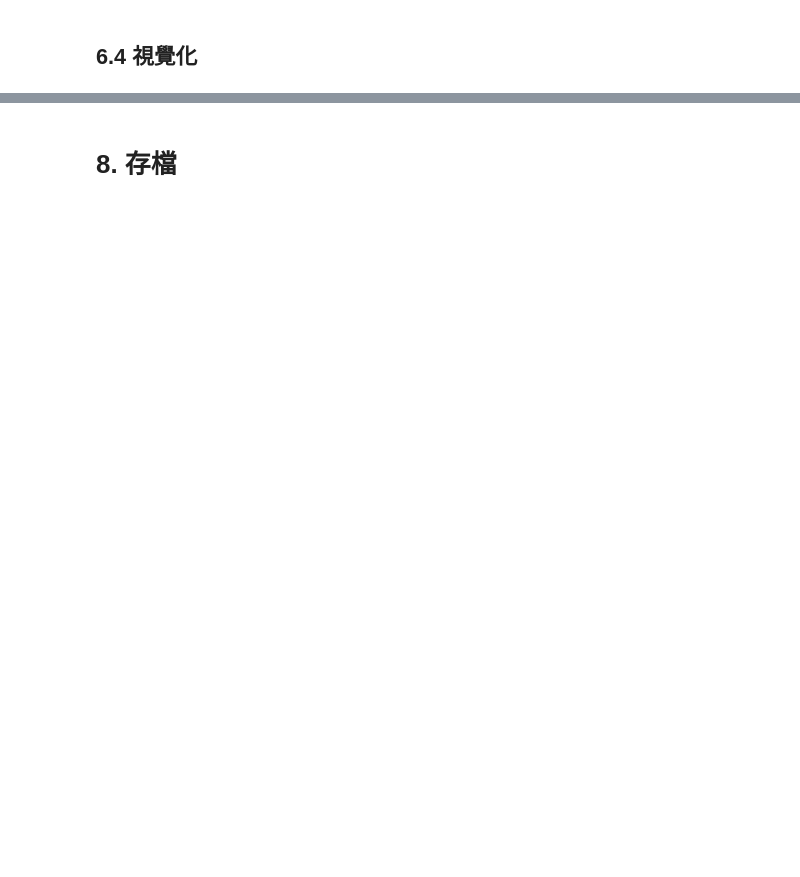
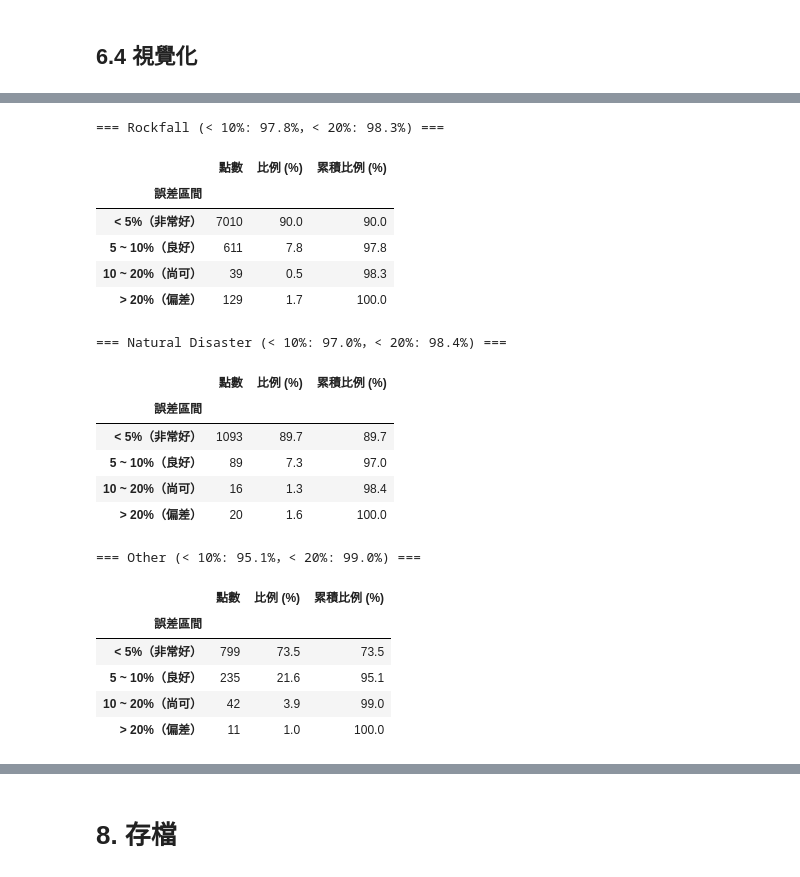
Before and after one commit to jungswork/06_Road_Repar_Time, a Jupyter notebook: 02_road_data_analysis.ipynb, the cells around one changed output, grey strips where cells are left out. Cells and saved outputs as stored; diff of their text form; code cells hidden in the pictures; blank space fills up the shorter version.

```diff
--- a/02_road_data_analysis.ipynb
+++ b/02_road_data_analysis.ipynb
@@ -416,19 +426,20 @@ import pandas as pd
 # Traffic Accident 排除（樣本過少）
 causes_fit = ["Rockfall", "Natural Disaster", "Other"]
 
-# 合併最後兩個 bin：1day~1week + > 1week → > 1day
+# 設定區間 : [0, 1 小時, 6小時, 1 天, 無限]
 bins   = [0, 60, 360, 1440, np.inf]
 labels = ["< 1hr", "1~6hr", "6hr~1day", "> 1day"]
 
+# 建立區間欄位
 df["duration_bin"] = pd.cut(df["Duration (minutes)"], bins=bins, labels=labels)
 
-# 確認更新後的分層分布
+# 確認分層分布
 for cause in causes_fit:
     data_cause = df[df["Cause"] == cause]
     print(f"=== {cause} ===")
-    bin_dist = data_cause["duration_bin"].value_counts().sort_index()
-    bin_pct  = (bin_dist / len(data_cause) * 100).round(1)
-    print(pd.DataFrame({"Count": bin_dist, "Pct (%)": bin_pct}))
+    bin_count = data_cause["duration_bin"].value_counts().sort_index()
+    bin_pct  = (bin_count / len(data_cause) * 100).round(1)
+    display(pd.DataFrame({"Count": bin_count, "Pct (%)": bin_pct}))
     print()
 # %% [output]
 === Rockfall ===
@@ -660,0 +828,52 @@ for cause in causes_fit:
+# %%
+# ── 離散化統計 ───────────────────────────────────────────────────────────
+bins_err   = [(0, 0.05), (0.05, 0.10), (0.10, 0.20), (0.20, np.inf)]
+labels_err = ["< 5%（非常好）", "5 ~ 10%（良好）", "10 ~ 20%（尚可）", "> 20%（偏差）"]
+
+for cause in causes_fit:
+    data = np.sort(df[df["Cause"] == cause]["Duration (minutes)"].values)
+    n    = len(data)
+
+    ccdf_empirical = 1 - np.arange(1, n + 1) / n
+    ccdf_gmm_vals  = gmm_ccdf_at(data, gmm_final[cause])
+
+    mask    = ccdf_empirical > 0
+    rel_err = np.abs(ccdf_empirical[mask] - ccdf_gmm_vals[mask]) / ccdf_empirical[mask]
+
+    rows       = []
+    cumulative = 0.0
+    for (lo, hi), label in zip(bins_err, labels_err):
+        cnt  = int(((rel_err >= lo) & (rel_err < hi)).sum())
+        pct  = cnt / len(rel_err) * 100
+        cumulative += pct
+        rows.append({"誤差區間": label, "點數": cnt,
+                     "比例 (%)": round(pct, 1), "累積比例 (%)": round(cumulative, 1)})
+
+    err_table = pd.DataFrame(rows).set_index("誤差區間")
+    pct_10 = (rel_err < 0.10).mean() * 100
+    pct_20 = (rel_err < 0.20).mean() * 100
+
+    print(f"\n=== {cause} (< 10%: {pct_10:.1f}%，< 20%: {pct_20:.1f}%) ===")
+    display(err_table)
+# %% [output]
+=== Rockfall (< 10%: 97.8%，< 20%: 98.3%) ===
+|  | 點數 | 比例 (%) | 累積比例 (%) |
+| 誤差區間 |  |  |  |
+| < 5%（非常好） | 7010 | 90.0 | 90.0 |
+| 5 ~ 10%（良好） | 611 | 7.8 | 97.8 |
+| 10 ~ 20%（尚可） | 39 | 0.5 | 98.3 |
+| > 20%（偏差） | 129 | 1.7 | 100.0 |
+=== Natural Disaster (< 10%: 97.0%，< 20%: 98.4%) ===
+|  | 點數 | 比例 (%) | 累積比例 (%) |
+| 誤差區間 |  |  |  |
+| < 5%（非常好） | 1093 | 89.7 | 89.7 |
+| 5 ~ 10%（良好） | 89 | 7.3 | 97.0 |
+| 10 ~ 20%（尚可） | 16 | 1.3 | 98.4 |
+| > 20%（偏差） | 20 | 1.6 | 100.0 |
+=== Other (< 10%: 95.1%，< 20%: 99.0%) ===
+|  | 點數 | 比例 (%) | 累積比例 (%) |
+| 誤差區間 |  |  |  |
+| < 5%（非常好） | 799 | 73.5 | 73.5 |
+| 5 ~ 10%（良好） | 235 | 21.6 | 95.1 |
+| 10 ~ 20%（尚可） | 42 | 3.9 | 99.0 |
+| > 20%（偏差） | 11 | 1.0 | 100.0 |
```
Also changed, not shown: parts of 17 cells of this notebook, 1 other file.
